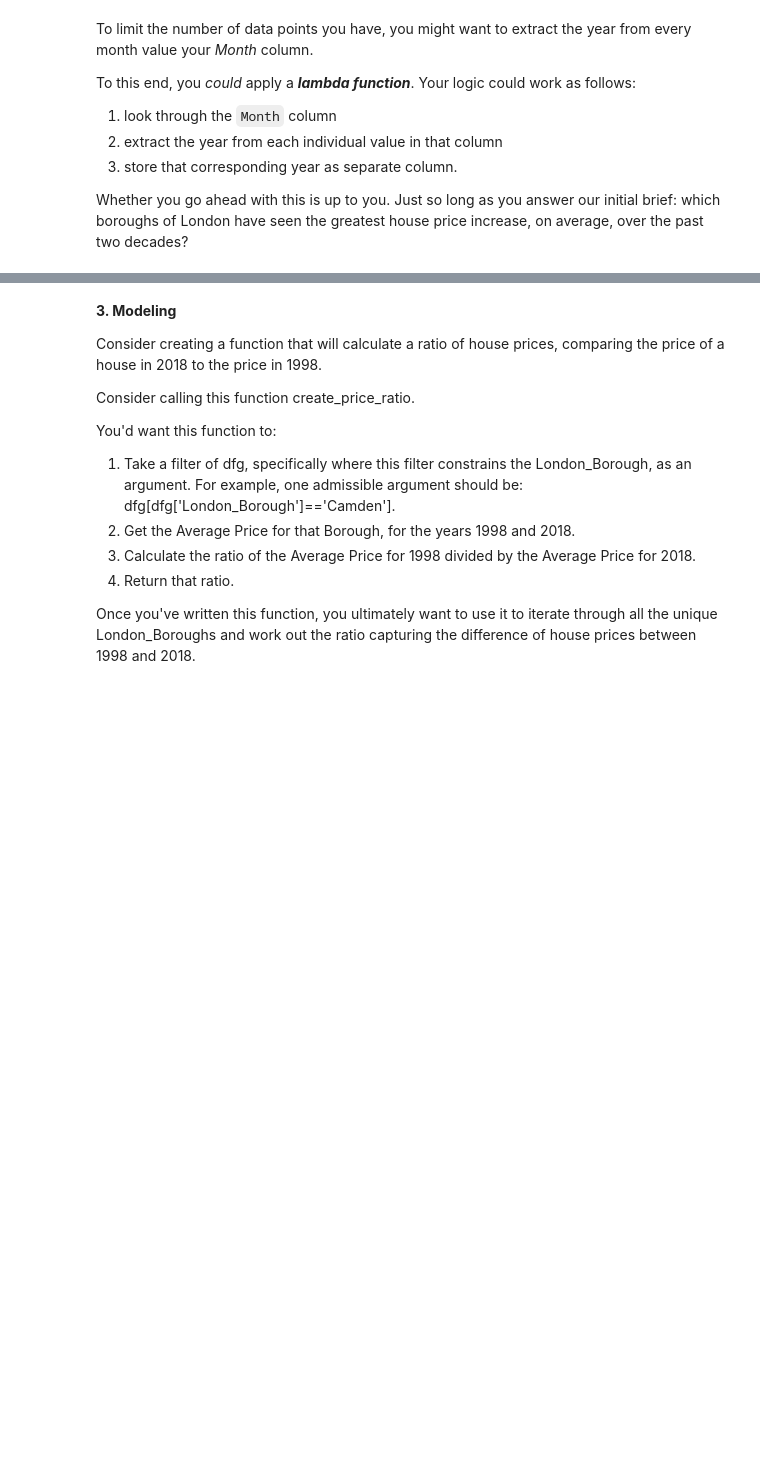
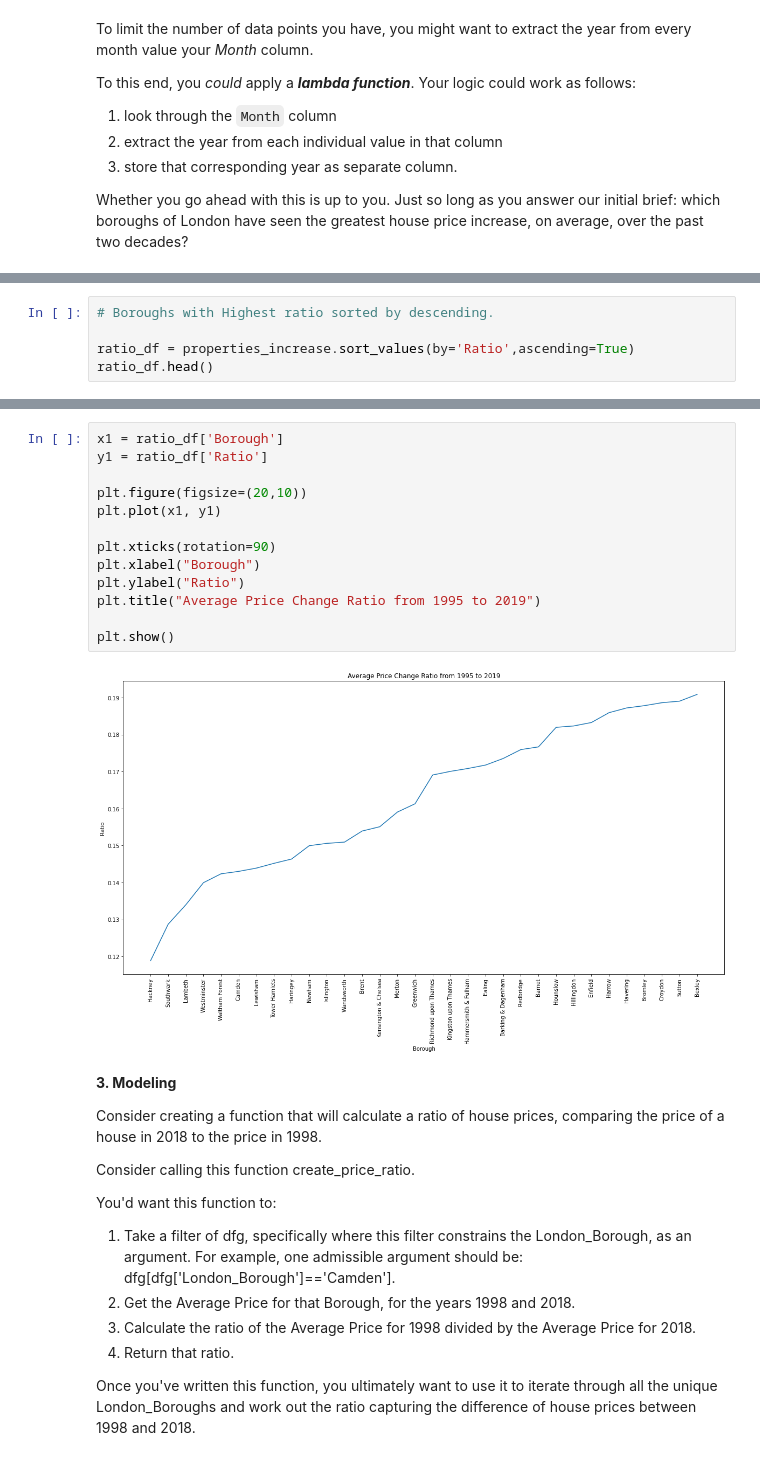
Before and after one commit to dplem/Springboard_Projects, a Jupyter notebook: Unit_4_Challenge_Tier_3.ipynb, the cells around one changed output, grey strips where cells are left out. Drawn from its saved outputs; the diff is of its cells as text; blank space fills up the shorter version.

```diff
--- a/Unit_4_Challenge_Tier_3.ipynb
+++ b/Unit_4_Challenge_Tier_3.ipynb
@@ -572,0 +609,5 @@ properties_increase.sort_values(by='Price_Difference',ascending=False)
+# %%
+# Boroughs with Highest ratio sorted by descending.
+
+ratio_df = properties_increase.sort_values(by='Ratio',ascending=True)
+ratio_df.head()
@@ -573,3 +621,18 @@ properties_increase.sort_values(by='Price_Difference',ascending=False)
+# %%
+x1 = ratio_df['Borough']
+y1 = ratio_df['Ratio']
+
+plt.figure(figsize=(20,10))
+plt.plot(x1, y1)
+
+plt.xticks(rotation=90)
+plt.xlabel("Borough")
+plt.ylabel("Ratio")
+plt.title("Average Price Change Ratio from 1995 to 2019")
+
+plt.show()
+# %% [output]
+[figure, added]
 # %% [markdown]
 **3. Modeling**
 
```
Also changed, not shown: parts of 16 cells of this notebook.
